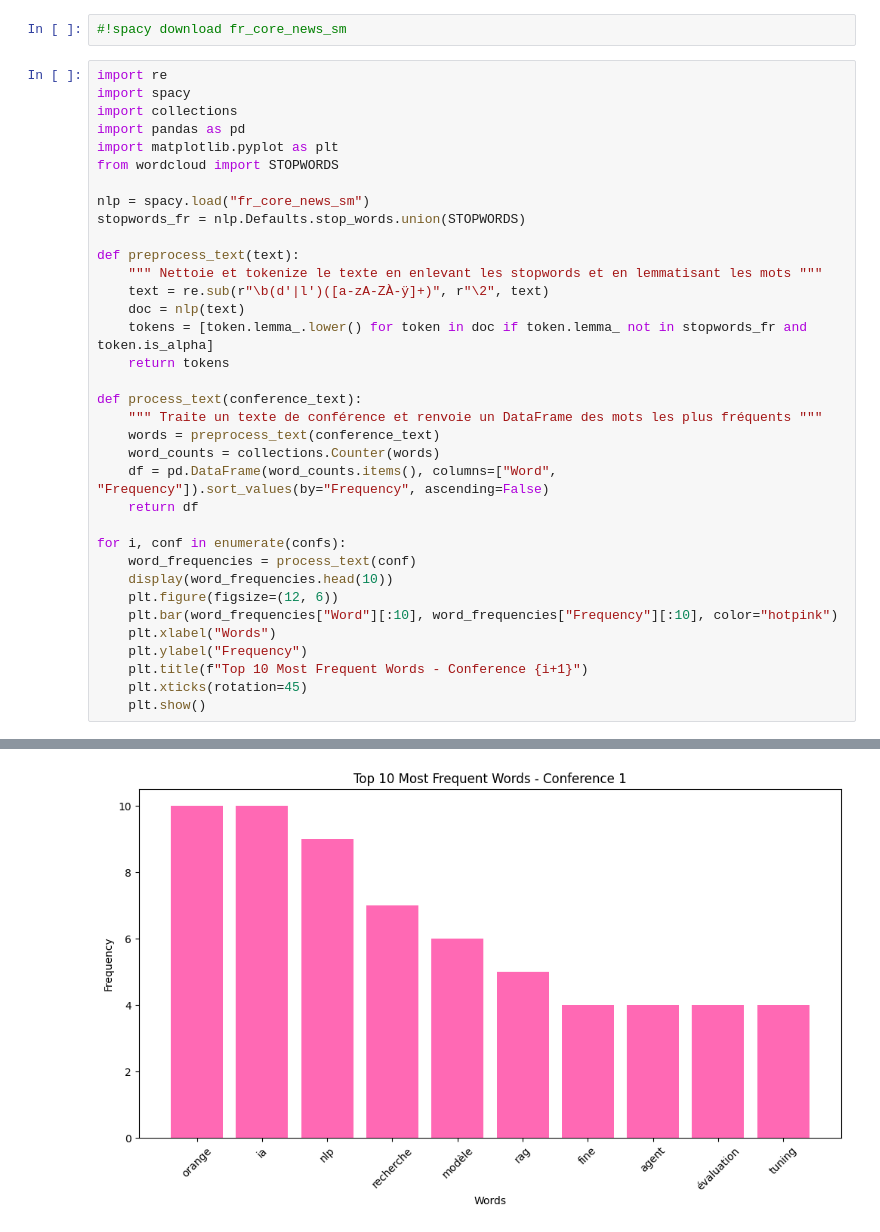
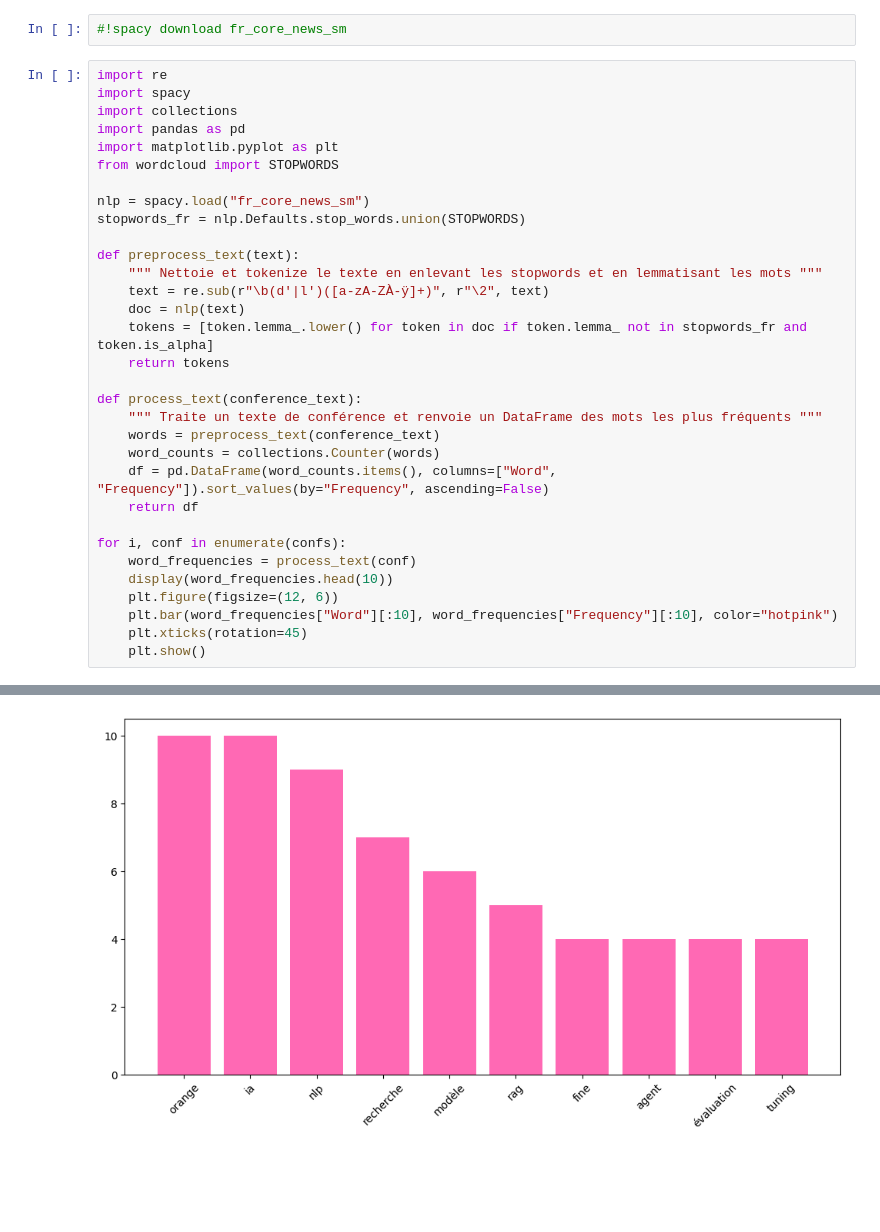
Before and after one commit to deboraptor/conferences_professionnelles, a Jupyter notebook: scripts/words_frequencies.ipynb, the cells around one changed output, grey strips where cells are left out. Saved outputs shown, nothing was run; the diff lists cells and outputs as text; blank space fills up the shorter version.

```diff
--- a/scripts/words_frequencies.ipynb
+++ b/scripts/words_frequencies.ipynb
@@ -3167,37 +3167,34 @@ def preprocess_text(text):
     doc = nlp(text)
     tokens = [token.lemma_.lower() for token in doc if token.lemma_ not in stopwords_fr and token.is_alpha]
     return tokens
 
 def process_text(conference_text):
     """ Traite un texte de conférence et renvoie un DataFrame des mots les plus fréquents """
     words = preprocess_text(conference_text)
     word_counts = collections.Counter(words)
     df = pd.DataFrame(word_counts.items(), columns=["Word", "Frequency"]).sort_values(by="Frequency", ascending=False)
     return df
 
 for i, conf in enumerate(confs):
     word_frequencies = process_text(conf)
     display(word_frequencies.head(10))
     plt.figure(figsize=(12, 6))
     plt.bar(word_frequencies["Word"][:10], word_frequencies["Frequency"][:10], color="hotpink")
-    plt.xlabel("Words")
-    plt.ylabel("Frequency")
-    plt.title(f"Top 10 Most Frequent Words - Conference {i+1}")
     plt.xticks(rotation=45)
     plt.show()
 # %% [output]
 |  | Word | Frequency |
 | 1 | orange | 10 |
 | 20 | ia | 10 |
 | 3 | nlp | 9 |
 | 25 | recherche | 7 |
 | 57 | modèle | 6 |
 | 148 | rag | 5 |
 | 133 | fine | 4 |
 | 81 | agent | 4 |
 | 87 | évaluation | 4 |
 | 134 | tuning | 4 |
-[figure, old version]
+[figure, new version]
 |  | Word | Frequency |
 | 94 | ia | 9 |
 | 7 | tal | 8 |
```
Also changed, not shown: parts of 2 cells of this notebook.
